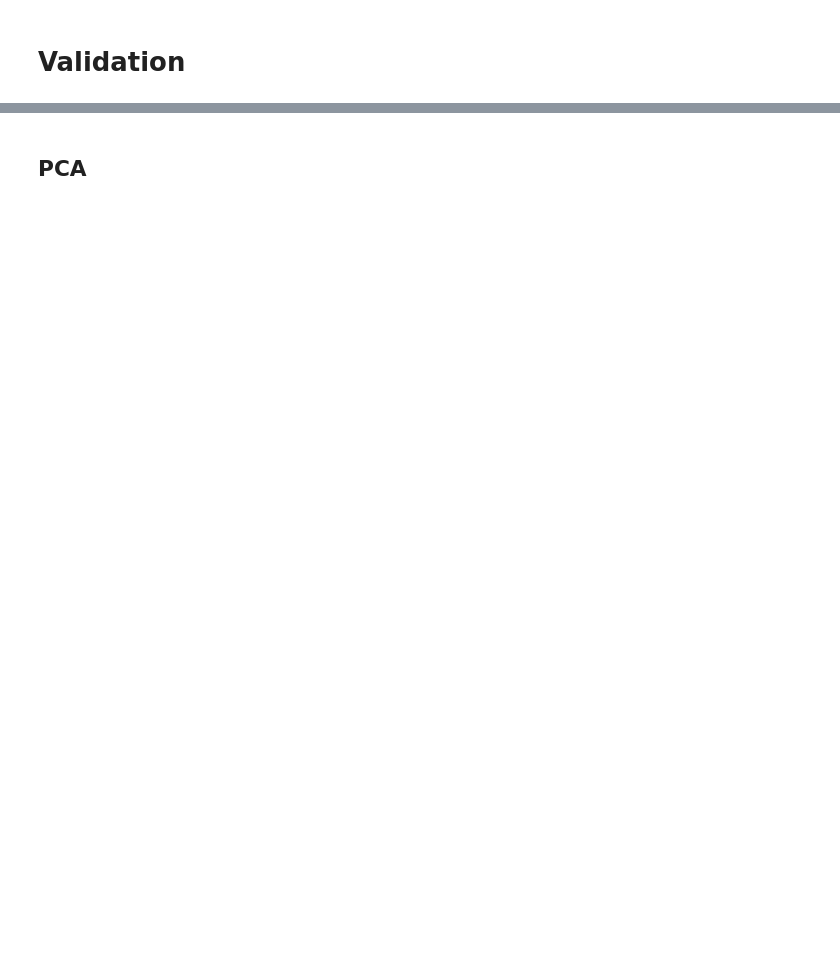
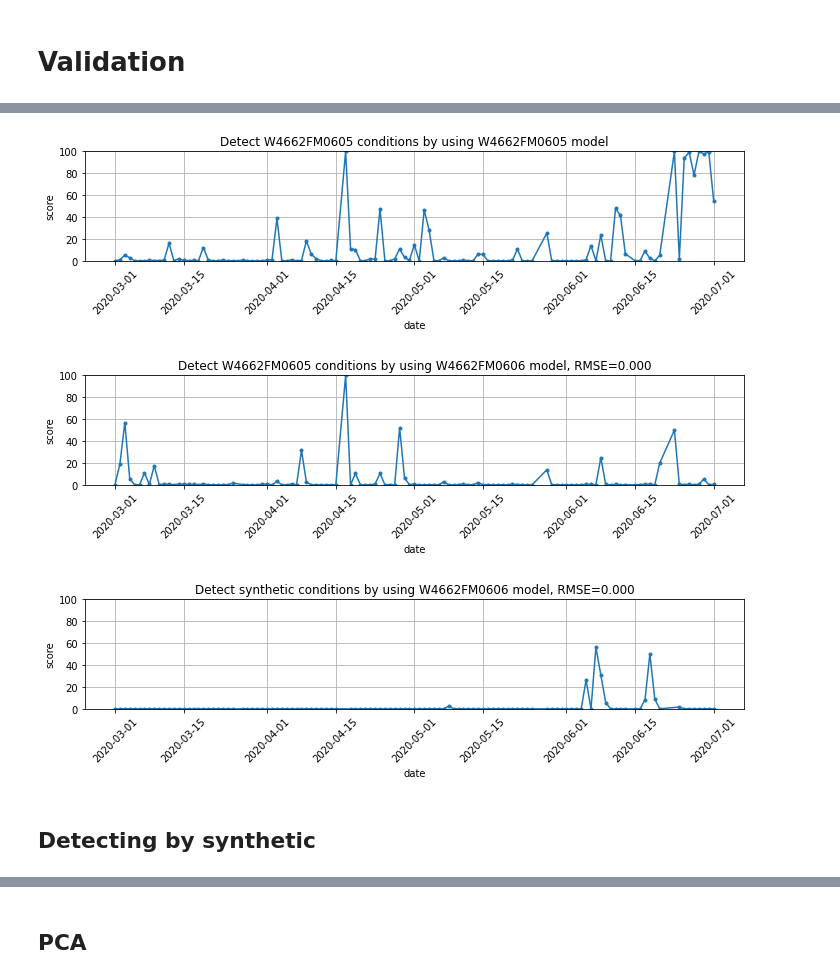
Before and after one commit to owen198/csc_domain_adaptation, a Jupyter notebook: csc_lstm_ae(W4662FM0605_W4662FM0507).ipynb, the cells around one changed output, grey strips where cells are left out. Saved outputs shown, nothing was run; the diff lists cells and outputs as text; code cells hidden in the pictures; blank space fills up the shorter version.

```diff
--- a/csc_lstm_ae(W4662FM0605_W4662FM0507).ipynb
+++ b/csc_lstm_ae(W4662FM0605_W4662FM0507).ipynb
@@ -197,0 +331,6 @@ synthetic_pd = pd.DataFrame.from_records([i[0] for i in synthetic_data])
+# %%
+#diff = globals()[tag_dict['source']].shape[0] - synthetic_source_pd.shape[0]
+#len = globals()[tag_dict['source']].shape[0] - diff
+
+for elements in drop_list:
+    synthetic_source_pd[elements] = globals()[tag_dict['source']][elements].iloc[index_2].tail(13265).values
@@ -197,0 +366,17 @@ synthetic_pd = pd.DataFrame.from_records([i[0] for i in synthetic_data])
+# %%
+synthetic_score, synthetic_date = get_syntheic_score(synthetic_source_pd,
+                                            tag_dict['source_training_from'],
+                                            tag_dict['source_end'],
+                                            model_target)
+
+source_score_cv, source_date_cv = get_score(globals()[tag_dict['source']],
+                                            tag_dict['source_training_from'],
+                                            tag_dict['source_end'],
+                                            source_normalizer,
+                                            model_target)
+
+source_score, source_date = get_score(globals()[tag_dict['source']],
+                                            tag_dict['source_training_from'],
+                                            tag_dict['source_end'],
+                                            source_normalizer,
+                                            model_source)
@@ -197,0 +401,20 @@ synthetic_pd = pd.DataFrame.from_records([i[0] for i in synthetic_data])
+# %%
+sy_rmse = 0
+cv_rmse = 0
+plot_score (source_score,
+            source_date,
+            'Detect ' + tag_dict['source'] +' conditions by using '+ tag_dict['source'] +' model')
+
+plot_score (source_score_cv,
+            source_date_cv,
+            'Detect ' + tag_dict['source'] +' conditions by using '+ tag_dict['target'] +' model, RMSE='+ "{:.3f}".format(cv_rmse))
+
+plot_score (synthetic_score,
+            synthetic_date,
+            'Detect synthetic conditions by using '+ tag_dict['target'] +' model, RMSE='+ "{:.3f}".format(sy_rmse))
+# %% [output]
+[figure, added]
+[figure, added]
+[figure, added]
+# %% [markdown]
+## Detecting by synthetic
```
Also changed, not shown: parts of 47 cells of this notebook.
